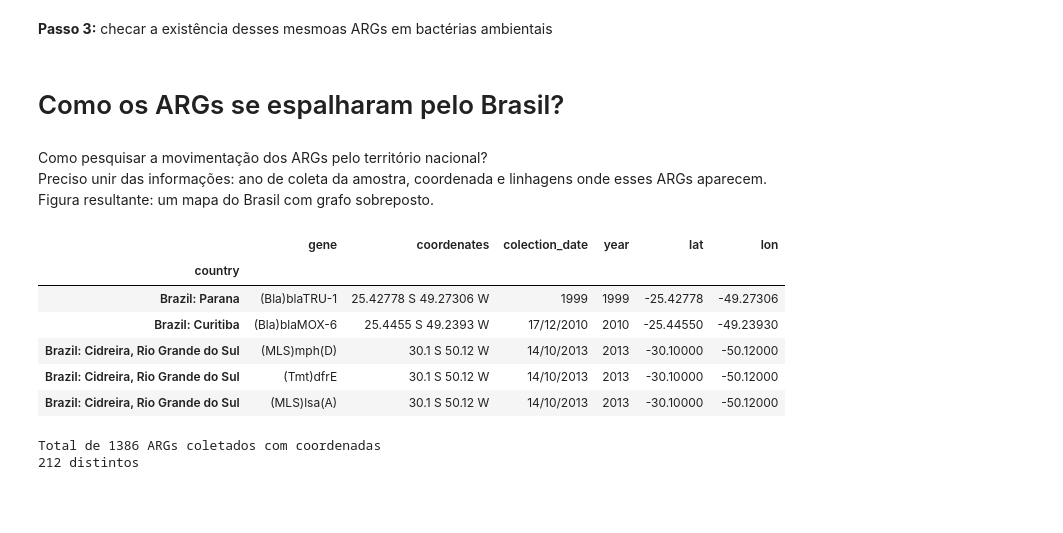
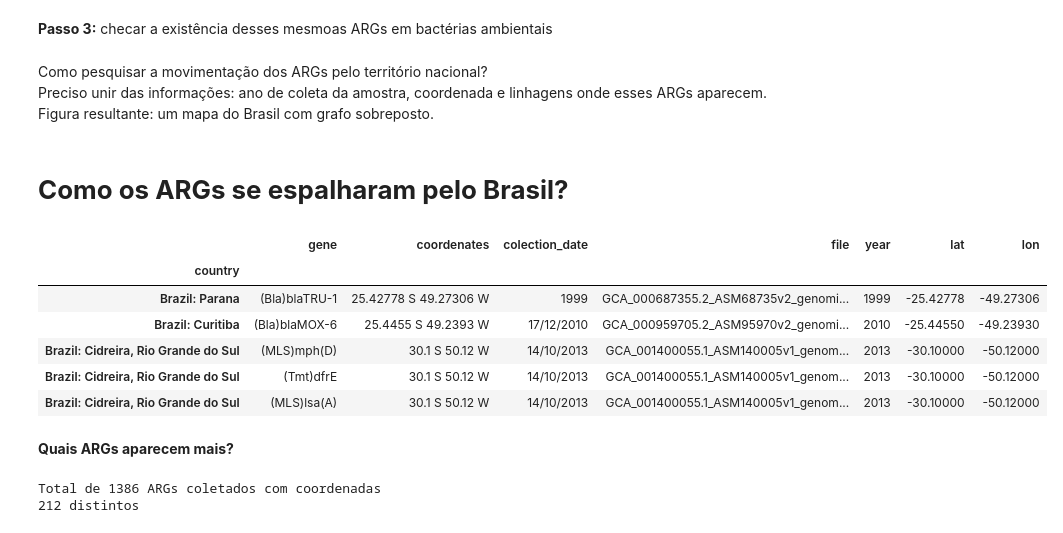
Before and after one commit to tiagocabralborelli/ARG-Sentinel, a Jupyter notebook: codebrazil.ipynb, the cells around one changed output. Cells and saved outputs as stored; diff of their text form; code cells hidden in the pictures; blank space fills up the shorter version.

```diff
--- a/codebrazil.ipynb
+++ b/codebrazil.ipynb
@@ -33,5 +38,6 @@ catalog.head()
 argannot = pd.read_csv("~/documentos/github/ARG-Sentinel/spreadsheets/argannot_br.csv", sep = '\t', names = ['file','sequence','start','end','strand','gene','coverage','coverage_map','gaps','coverage_pec','identity_perc','database','accession','product','resistance'])
 argannot['file'] = argannot['file'].apply(lambda x: x.split('/')[-1])
 argannot = customfunc.filldf(argannot,catalog)
+argannot.reset_index(inplace = True)
 argannot.head()
 # %% [output]
@@ -130,32 +135,35 @@ eskape = ['Enterococcus faecium',
 **Passo 2:** encontrar ARGs presentes nos patógenos ESKAPE dos nossos genomas
 # %% [markdown]
 **Passo 3:** checar a existência desses mesmoas ARGs em bactérias ambientais
-# %% [markdown]
-# Como os ARGs se espalharam pelo Brasil?
 # %% [markdown]
 <p style='text-align: justify;'>
     Como pesquisar a movimentação dos ARGs pelo território nacional?<br />
     Preciso unir das informações: ano de coleta da amostra, coordenada e linhagens onde esses ARGs aparecem. <br />
     Figura resultante: um mapa do Brasil com grafo sobreposto.
 </p>
+# %% [markdown]
+# **Como os ARGs se espalharam pelo Brasil?**
 # %%
-args_spread = argannot[['gene','coordenates','colection_date','country']].query("coordenates != 'Na'").query("colection_date != 'Na' ").query("country != 'Na'")
+#argannot.reset_index(inplace = True)
+args_spread = argannot[['gene','coordenates','colection_date','country','file']].query("coordenates != 'Na'").query("colection_date != 'Na' ").query("country != 'Na'")
 args_spread = args_spread.set_index('country').filter(like = 'Brazil',axis = 0)
 args_spread["year"] = pd.to_datetime(args_spread.colection_date.values).year
 args_spread.colection_date  = args_spread.colection_date.apply(lambda x: customfunc.SwitchMonths(x))
 customfunc.SplitCoords(args_spread,"lat")
 args_spread['lat'] = args_spread.lat.apply(lambda x: customfunc.NumCoord(x))
 customfunc.SplitCoords(args_spread,"lon")
 args_spread['lon'] = args_spread.lon.apply(lambda x: customfunc.NumCoord(x))
 args_spread.head()
 # %% [output]
-|  | gene | coordenates | colection_date | year | lat | lon |
-| country |  |  |  |  |  |  |
-| Brazil: Parana | (Bla)blaTRU-1 | 25.42778 S 49.27306 W | 1999 | 1999 | -25.42778 | -49.27306 |
-| Brazil: Curitiba | (Bla)blaMOX-6 | 25.4455 S 49.2393 W | 17/12/2010 | 2010 | -25.44550 | -49.23930 |
-| Brazil: Cidreira, Rio Grande do Sul | (MLS)mph(D) | 30.1 S 50.12 W | 14/10/2013 | 2013 | -30.10000 | -50.12000 |
-| Brazil: Cidreira, Rio Grande do Sul | (Tmt)dfrE | 30.1 S 50.12 W | 14/10/2013 | 2013 | -30.10000 | -50.12000 |
-| Brazil: Cidreira, Rio Grande do Sul | (MLS)lsa(A) | 30.1 S 50.12 W | 14/10/2013 | 2013 | -30.10000 | -50.12000 |
+|  | gene | coordenates | colection_date | file | year | lat | lon |
+| country |  |  |  |  |  |  |  |
+| Brazil: Parana | (Bla)blaTRU-1 | 25.42778 S 49.27306 W | 1999 | GCA_000687355.2_ASM68735v2_genomi... | 1999 | -25.42778 | -49.27306 |
+| Brazil: Curitiba | (Bla)blaMOX-6 | 25.4455 S 49.2393 W | 17/12/2010 | GCA_000959705.2_ASM95970v2_genomi... | 2010 | -25.44550 | -49.23930 |
+| Brazil: Cidreira, Rio Grande do Sul | (MLS)mph(D) | 30.1 S 50.12 W | 14/10/2013 | GCA_001400055.1_ASM140005v1_genom... | 2013 | -30.10000 | -50.12000 |
+| Brazil: Cidreira, Rio Grande do Sul | (Tmt)dfrE | 30.1 S 50.12 W | 14/10/2013 | GCA_001400055.1_ASM140005v1_genom... | 2013 | -30.10000 | -50.12000 |
+| Brazil: Cidreira, Rio Grande do Sul | (MLS)lsa(A) | 30.1 S 50.12 W | 14/10/2013 | GCA_001400055.1_ASM140005v1_genom... | 2013 | -30.10000 | -50.12000 |
+# %% [markdown]
+**Quais ARGs aparecem mais?**
 # %%
 #info sobre args_spread
 print(f"Total de {len(args_spread)} ARGs coletados com coordenadas")
```
Also changed, not shown: parts of 12 cells of this notebook, 1 other file.
